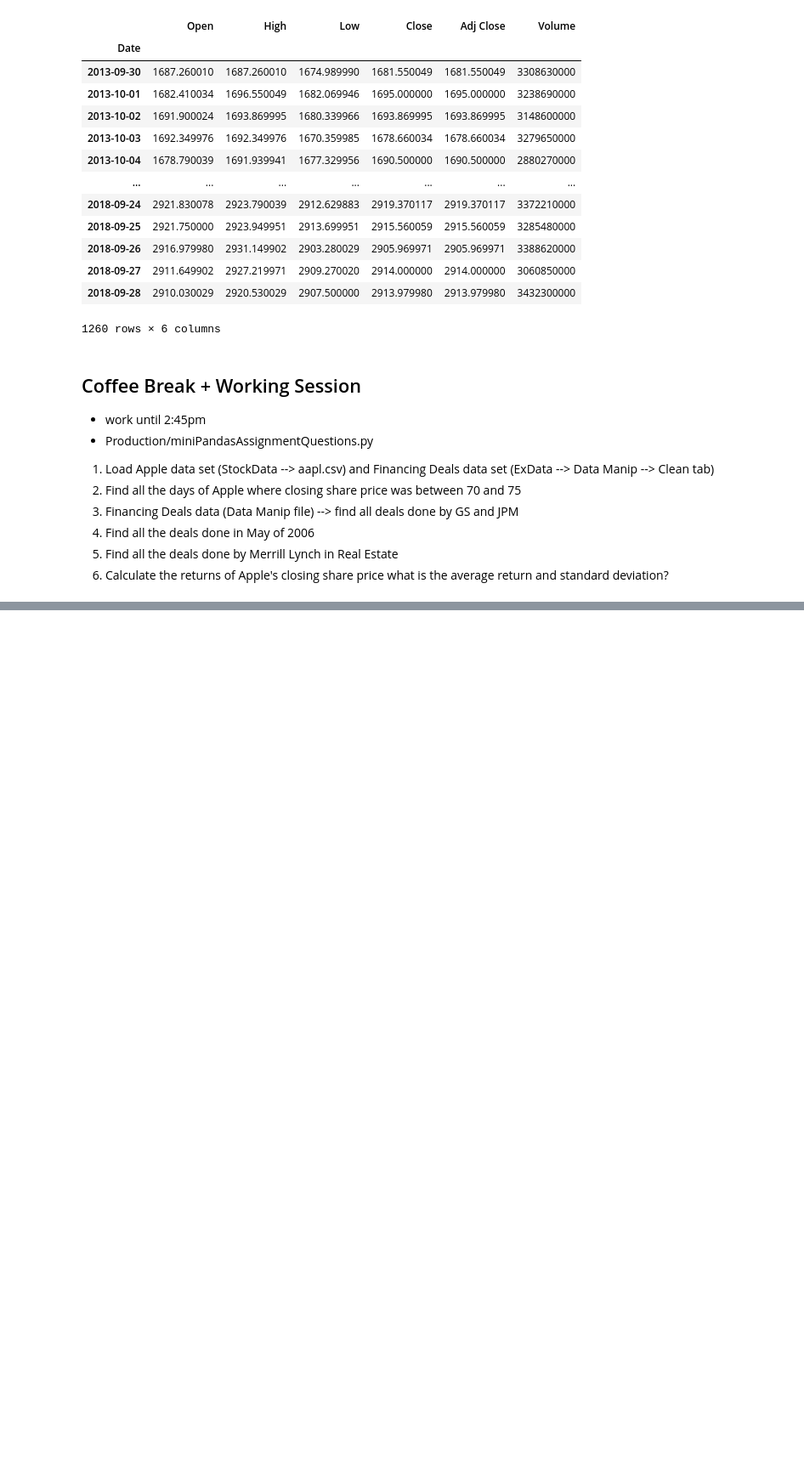
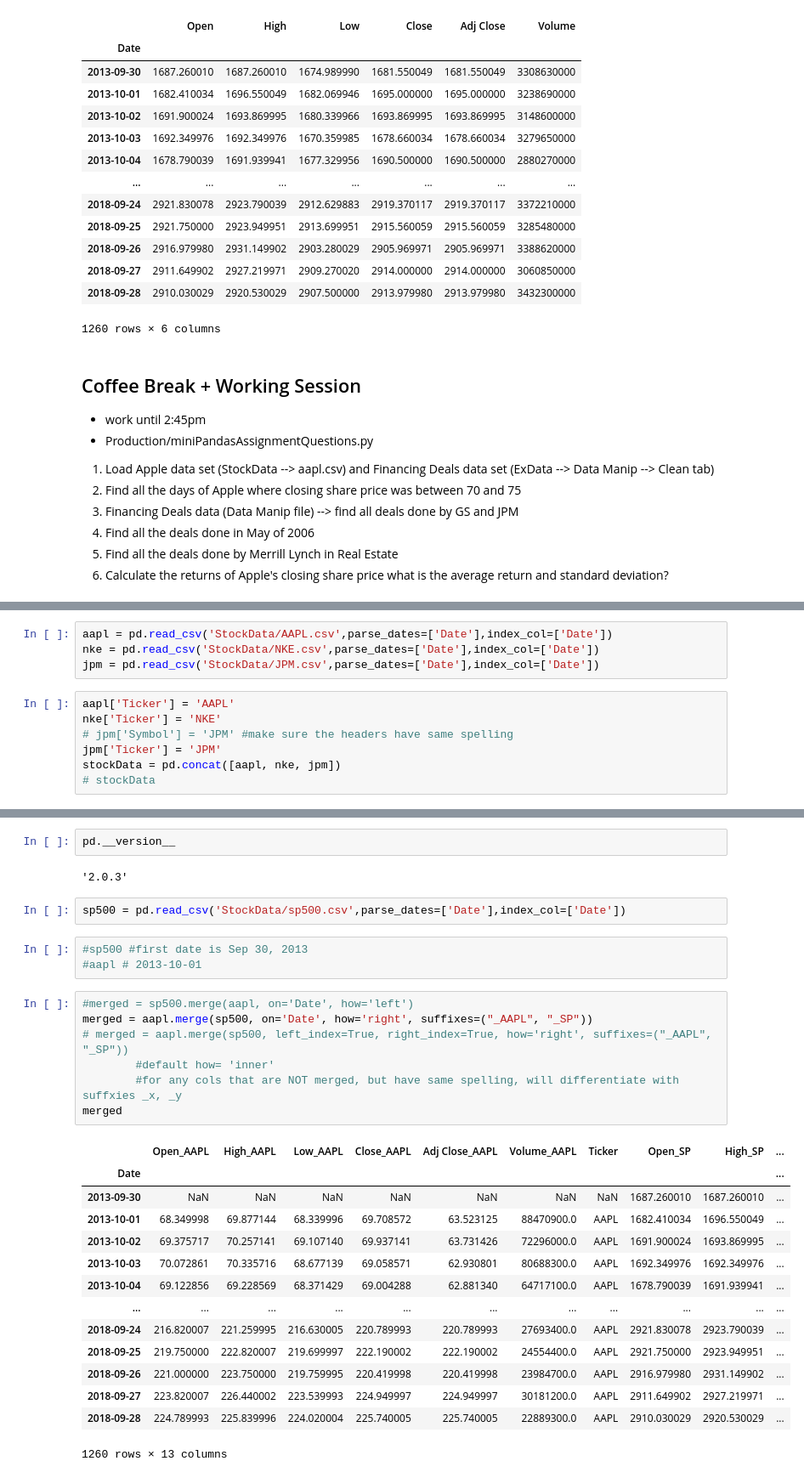
Before and after one commit to TheMarqueeGroup/JPM_DS_Oct2023, a Jupyter notebook: NotesDay1_NAMR.ipynb, the cells around one changed output, grey strips where cells are left out. Shown at 85% size. Saved outputs shown, nothing was run; the diff lists cells and outputs as text; blank space fills up the shorter version.

```diff
--- a/NotesDay1_NAMR.ipynb
+++ b/NotesDay1_NAMR.ipynb
@@ -552,0 +720,11 @@ df
+# %%
+aapl = pd.read_csv('StockData/AAPL.csv',parse_dates=['Date'],index_col=['Date'])
+nke = pd.read_csv('StockData/NKE.csv',parse_dates=['Date'],index_col=['Date'])
+jpm = pd.read_csv('StockData/JPM.csv',parse_dates=['Date'],index_col=['Date'])
+# %%
+aapl['Ticker'] = 'AAPL'
+nke['Ticker'] = 'NKE'
+# jpm['Symbol'] = 'JPM' #make sure the headers have same spelling
+jpm['Ticker'] = 'JPM'
+stockData = pd.concat([aapl, nke, jpm])
+# stockData
@@ -552,0 +767,31 @@ df
+# %%
+pd.__version__
+# %% [output]
+'2.0.3'
+# %%
+sp500 = pd.read_csv('StockData/sp500.csv',parse_dates=['Date'],index_col=['Date'])
+# %%
+#sp500 #first date is Sep 30, 2013
+#aapl # 2013-10-01
+# %%
+#merged = sp500.merge(aapl, on='Date', how='left')
+merged = aapl.merge(sp500, on='Date', how='right', suffixes=("_AAPL", "_SP"))
+# merged = aapl.merge(sp500, left_index=True, right_index=True, how='right', suffixes=("_AAPL", "_SP"))
+        #default how= 'inner'
+        #for any cols that are NOT merged, but have same spelling, will differentiate with suffxies _x, _y
+merged
+# %% [output]
+|  | Open_AAPL | High_AAPL | Low_AAPL | Close_AAPL | Adj Close_AAPL | Volume_AAPL | Ticker | Open_SP | High_SP | ... |
+| Date |  |  |  |  |  |  |  |  |  | ... |
+| 2013-09-30 | NaN | NaN | NaN | NaN | NaN | NaN | NaN | 1687.260010 | 1687.260010 | ... |
+| 2013-10-01 | 68.349998 | 69.877144 | 68.339996 | 69.708572 | 63.523125 | 88470900.0 | AAPL | 1682.410034 | 1696.550049 | ... |
+| 2013-10-02 | 69.375717 | 70.257141 | 69.107140 | 69.937141 | 63.731426 | 72296000.0 | AAPL | 1691.900024 | 1693.869995 | ... |
+| 2013-10-03 | 70.072861 | 70.335716 | 68.677139 | 69.058571 | 62.930801 | 80688300.0 | AAPL | 1692.349976 | 1692.349976 | ... |
+| 2013-10-04 | 69.122856 | 69.228569 | 68.371429 | 69.004288 | 62.881340 | 64717100.0 | AAPL | 1678.790039 | 1691.939941 | ... |
+| ... | ... | ... | ... | ... | ... | ... | ... | ... | ... | ... |
+| 2018-09-24 | 216.820007 | 221.259995 | 216.630005 | 220.789993 | 220.789993 | 27693400.0 | AAPL | 2921.830078 | 2923.790039 | ... |
+| 2018-09-25 | 219.750000 | 222.820007 | 219.699997 | 222.190002 | 222.190002 | 24554400.0 | AAPL | 2921.750000 | 2923.949951 | ... |
+| 2018-09-26 | 221.000000 | 223.750000 | 219.759995 | 220.419998 | 220.419998 | 23984700.0 | AAPL | 2916.979980 | 2931.149902 | ... |
+| 2018-09-27 | 223.820007 | 226.440002 | 223.539993 | 224.949997 | 224.949997 | 30181200.0 | AAPL | 2911.649902 | 2927.219971 | ... |
+| 2018-09-28 | 224.789993 | 225.839996 | 224.020004 | 225.740005 | 225.740005 | 22889300.0 | AAPL | 2910.030029 | 2920.530029 | ... |
+1260 rows × 13 columns
```
Also changed, not shown: parts of 36 cells of this notebook.
